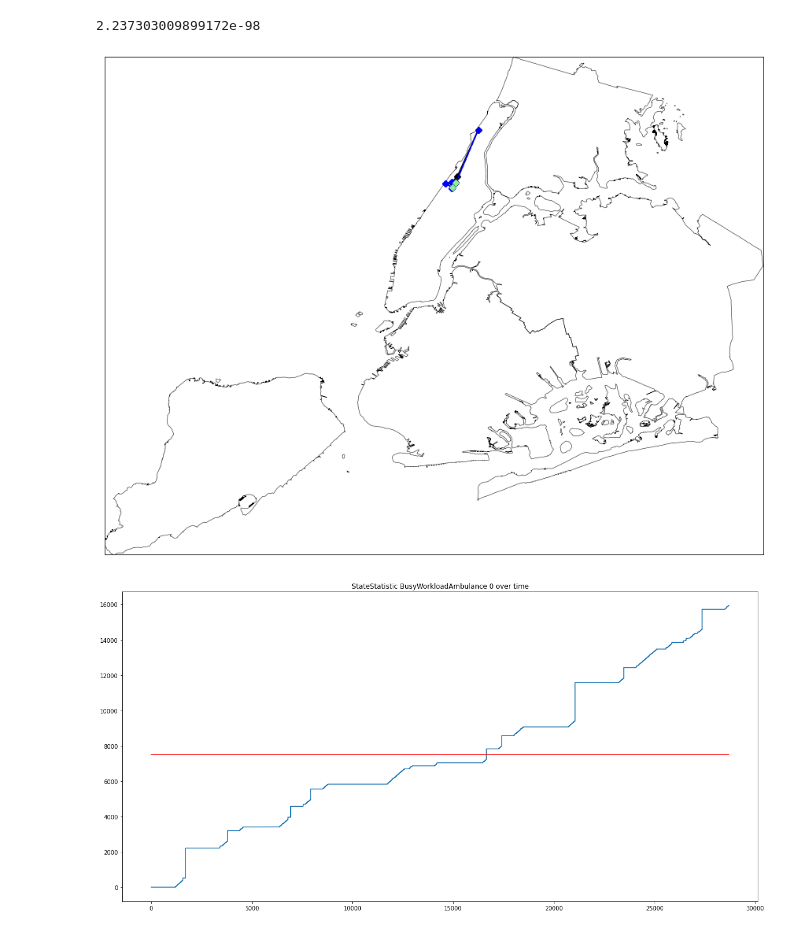
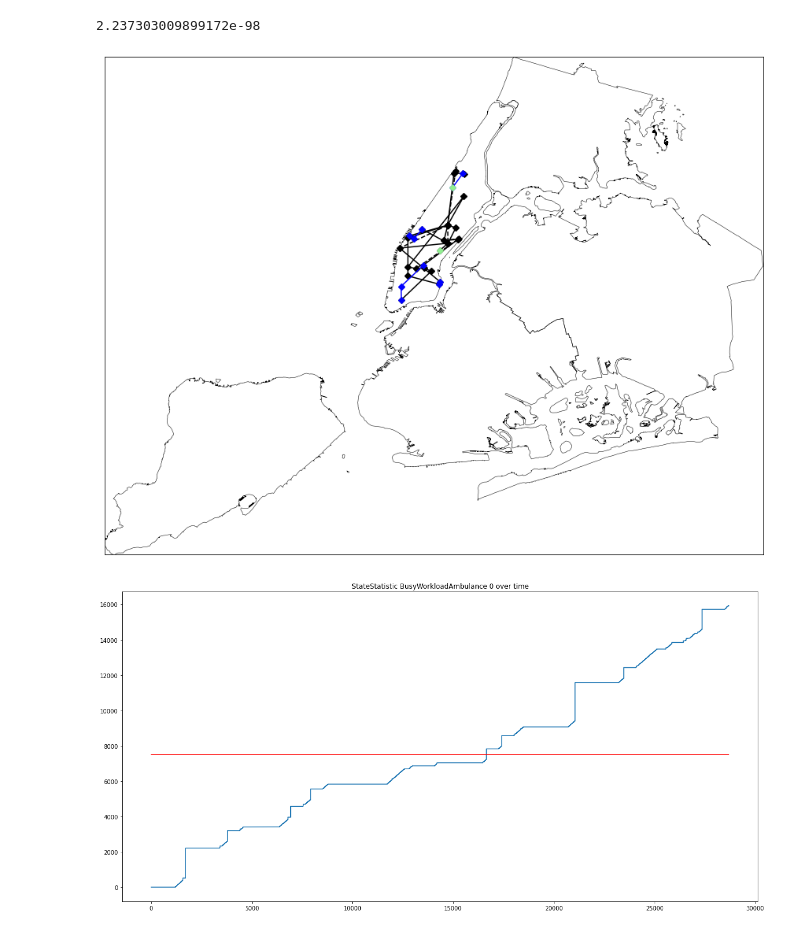
Before and after one commit to yamilbknsu/ems-ny-data, a Jupyter notebook: StatisticsDisplay3.ipynb, the cells around one changed output. Drawn from its saved outputs; the diff is of its cells as text; code cells hidden in the pictures.

```diff
--- a/StatisticsDisplay3.ipynb
+++ b/StatisticsDisplay3.ipynb
@@ -135,13 +135,13 @@ print(product)
 # %% [output]
 2.237303009899172e-98
 # %%
-fixed_model = 'SBRDAStatic'
+fixed_model = 'SBRDANew'
 ambulance = 'Ambulance 0'
 with open(name.format(fixed_model), 'rb') as f:
     statistics = pickle.load(f)
 buildRelocationMap(loadVehicleRelocations(statistics[1][ambulance]['Record'], nodes_with_borough))
 # %% [output]
-[figure, old version]
+[figure, new version]
 # %%
 with open(name.format(fixed_model), 'rb') as f:
     statistics = pickle.load(f)
```
Also changed, not shown: 2 other files.
